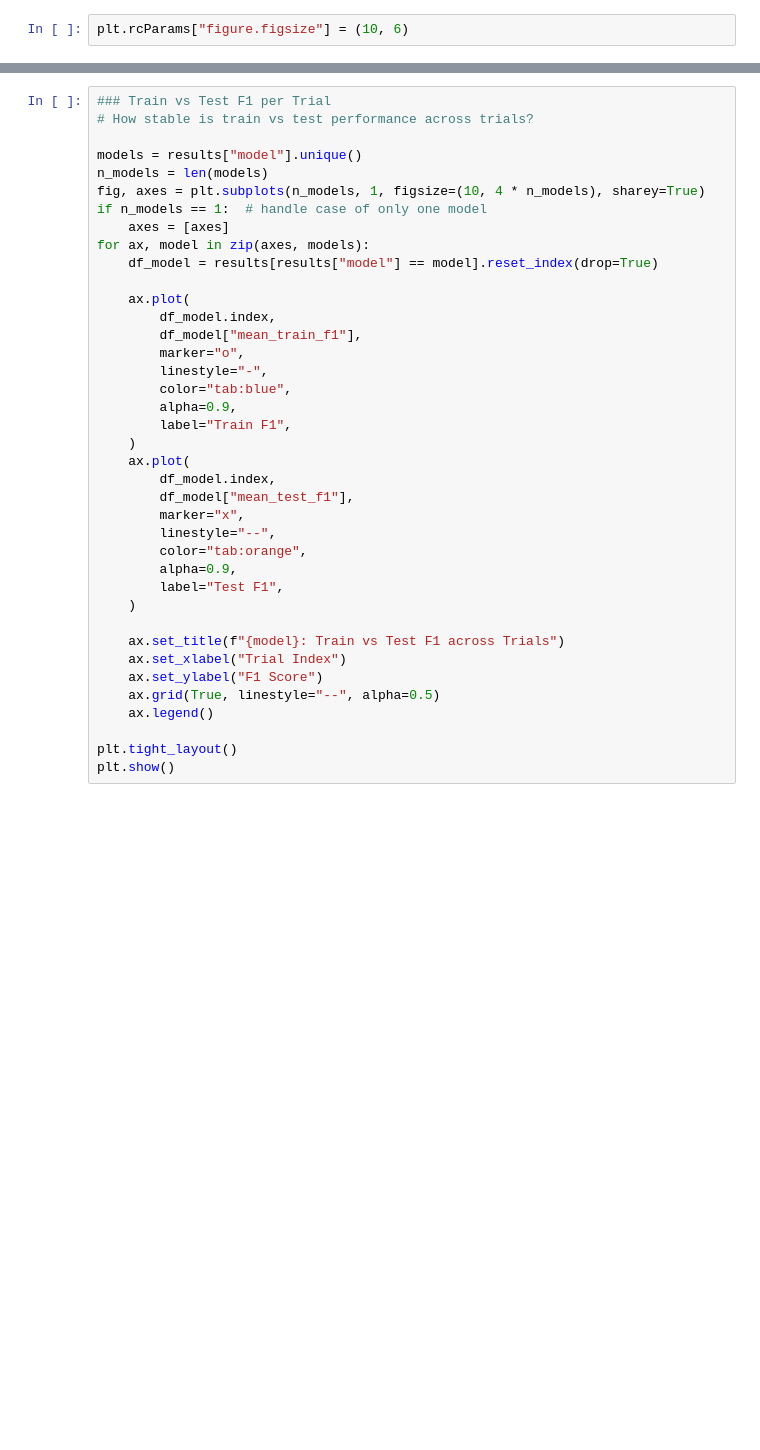
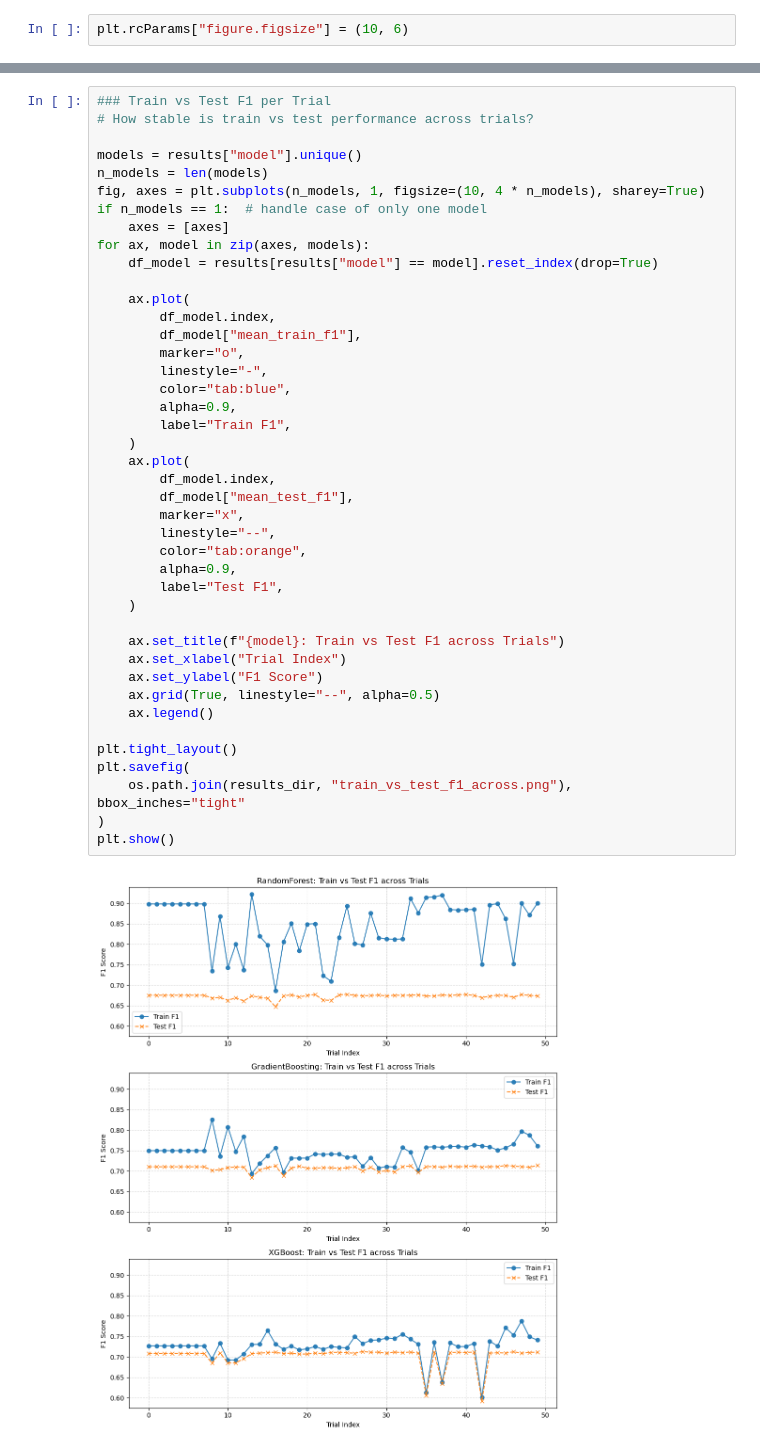
Before and after one commit to Albert-Gamarro/course-applied-machine-learning-ensemble-learning, a Jupyter notebook: notebooks/overfit_analysis.ipynb, the cells around one changed output, grey strips where cells are left out. Drawn from its saved outputs; the diff is of its cells as text; blank space fills up the shorter version.

```diff
--- a/notebooks/overfit_analysis.ipynb
+++ b/notebooks/overfit_analysis.ipynb
@@ -76,33 +74,38 @@ if n_models == 1:  # handle case of only one model
 for ax, model in zip(axes, models):
     df_model = results[results["model"] == model].reset_index(drop=True)
 
     ax.plot(
         df_model.index,
         df_model["mean_train_f1"],
         marker="o",
         linestyle="-",
         color="tab:blue",
         alpha=0.9,
         label="Train F1",
     )
     ax.plot(
         df_model.index,
         df_model["mean_test_f1"],
         marker="x",
         linestyle="--",
         color="tab:orange",
         alpha=0.9,
         label="Test F1",
     )
 
     ax.set_title(f"{model}: Train vs Test F1 across Trials")
     ax.set_xlabel("Trial Index")
     ax.set_ylabel("F1 Score")
     ax.grid(True, linestyle="--", alpha=0.5)
     ax.legend()
 
 plt.tight_layout()
+plt.savefig(
+    os.path.join(results_dir, "train_vs_test_f1_across.png"), bbox_inches="tight"
+)
 plt.show()
+# %% [output]
+[figure, added]
 # %%
 ### Scatter plot with overfit threshold line
 # What’s the trade-off between performance and overfitting?
```
Also changed, not shown: parts of 7 cells of this notebook, 13 other files.
